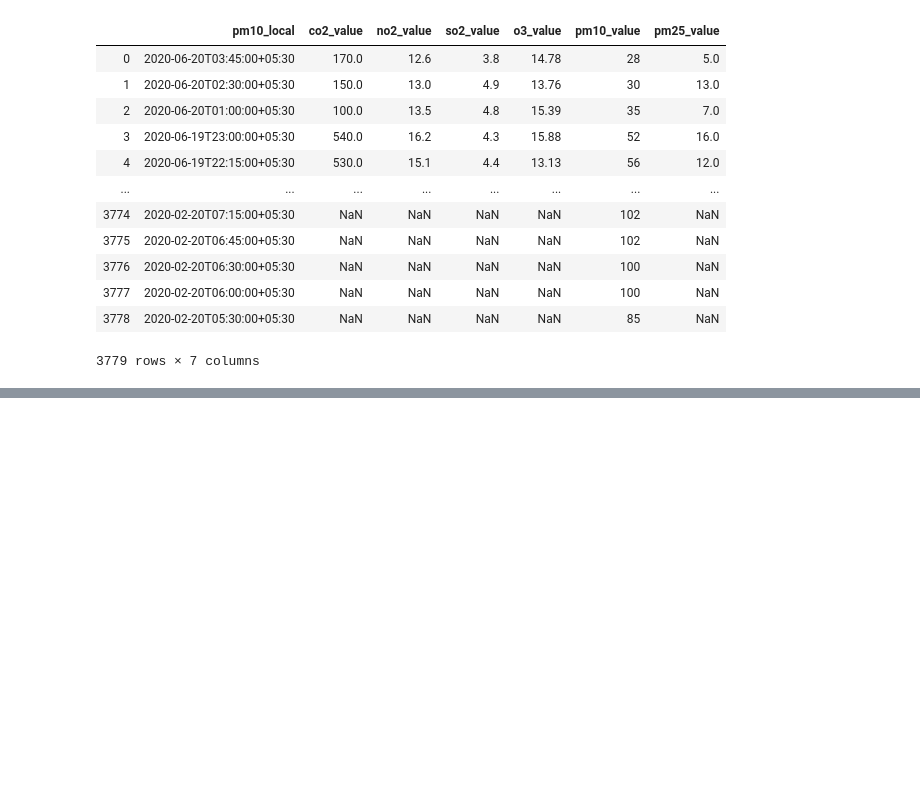
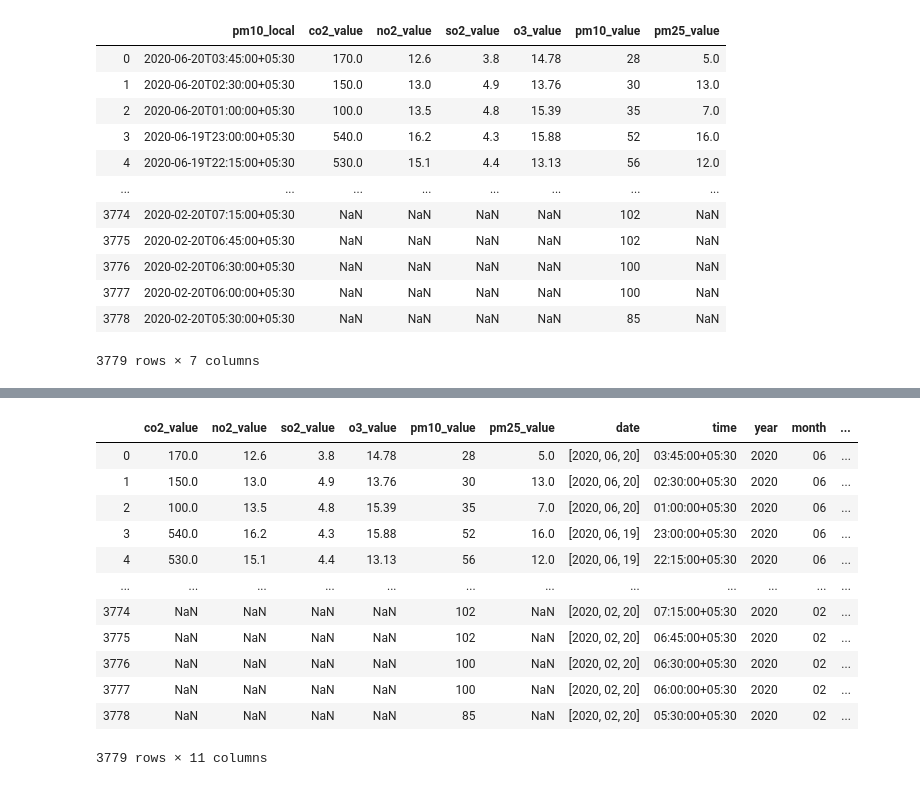
Before and after one commit to somya-create/Banglore_Air_Pollution_Analysis, a Jupyter notebook: banglore_Air_Pollution.ipynb, the cells around one changed output, grey strips where cells are left out. Saved outputs shown, nothing was run; the diff lists cells and outputs as text; code cells hidden in the pictures; blank space fills up the shorter version.

```diff
--- a/banglore_Air_Pollution.ipynb
+++ b/banglore_Air_Pollution.ipynb
@@ -416,0 +441,3 @@ df_all_values
+# %%
+df_all_values["date"] =list(map(lambda x: x[0], df_all_values['Date']))
+df_all_values["time"] =list(map(lambda x: x[1], df_all_values['Date']))
@@ -416,0 +454,4 @@ df_all_values
+# %%
+df_all_values=df_all_values.drop(["Date","pm10_local"],axis=1)
+# %%
+df_all_values["date"] =list(map(lambda x: x.split("-"), df_all_values['date']))
@@ -416,0 +476,20 @@ df_all_values
+# %%
+df_all_values["year"] =list(map(lambda x: x[0], df_all_values['date']))
+df_all_values["month"] =list(map(lambda x: x[1], df_all_values['date']))
+df_all_values["day"] =list(map(lambda x: x[2], df_all_values['date']))
+# %%
+df_all_values
+# %% [output]
+|  | co2_value | no2_value | so2_value | o3_value | pm10_value | pm25_value | date | time | year | month | ... |
+| 0 | 170.0 | 12.6 | 3.8 | 14.78 | 28 | 5.0 | [2020, 06, 20] | 03:45:00+05:30 | 2020 | 06 | ... |
+| 1 | 150.0 | 13.0 | 4.9 | 13.76 | 30 | 13.0 | [2020, 06, 20] | 02:30:00+05:30 | 2020 | 06 | ... |
+| 2 | 100.0 | 13.5 | 4.8 | 15.39 | 35 | 7.0 | [2020, 06, 20] | 01:00:00+05:30 | 2020 | 06 | ... |
+| 3 | 540.0 | 16.2 | 4.3 | 15.88 | 52 | 16.0 | [2020, 06, 19] | 23:00:00+05:30 | 2020 | 06 | ... |
+| 4 | 530.0 | 15.1 | 4.4 | 13.13 | 56 | 12.0 | [2020, 06, 19] | 22:15:00+05:30 | 2020 | 06 | ... |
+| ... | ... | ... | ... | ... | ... | ... | ... | ... | ... | ... | ... |
+| 3774 | NaN | NaN | NaN | NaN | 102 | NaN | [2020, 02, 20] | 07:15:00+05:30 | 2020 | 02 | ... |
+| 3775 | NaN | NaN | NaN | NaN | 102 | NaN | [2020, 02, 20] | 06:45:00+05:30 | 2020 | 02 | ... |
+| 3776 | NaN | NaN | NaN | NaN | 100 | NaN | [2020, 02, 20] | 06:30:00+05:30 | 2020 | 02 | ... |
+| 3777 | NaN | NaN | NaN | NaN | 100 | NaN | [2020, 02, 20] | 06:00:00+05:30 | 2020 | 02 | ... |
+| 3778 | NaN | NaN | NaN | NaN | 85 | NaN | [2020, 02, 20] | 05:30:00+05:30 | 2020 | 02 | ... |
+3779 rows × 11 columns
```
Also changed, not shown: parts of 12 cells of this notebook.
